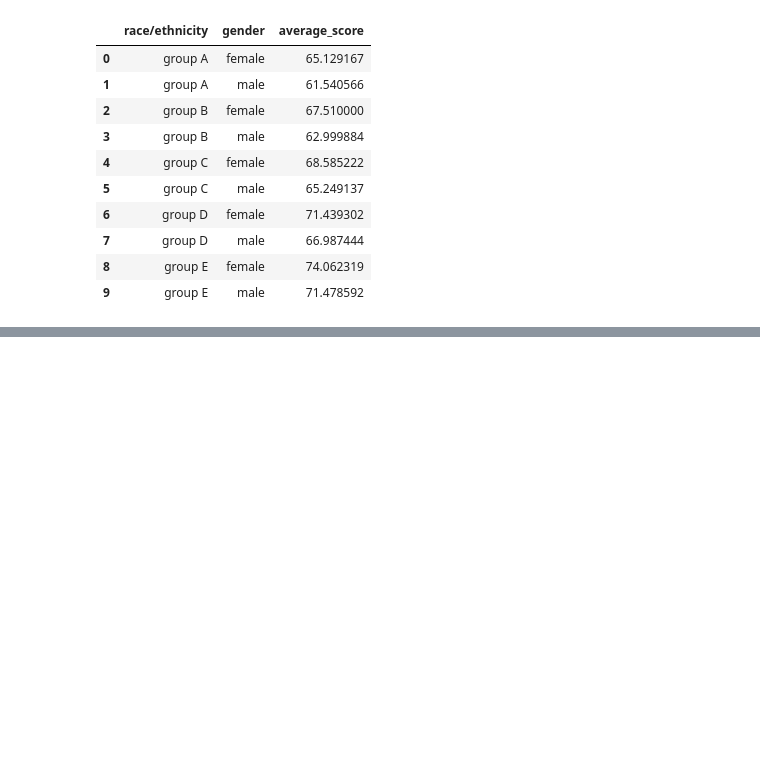
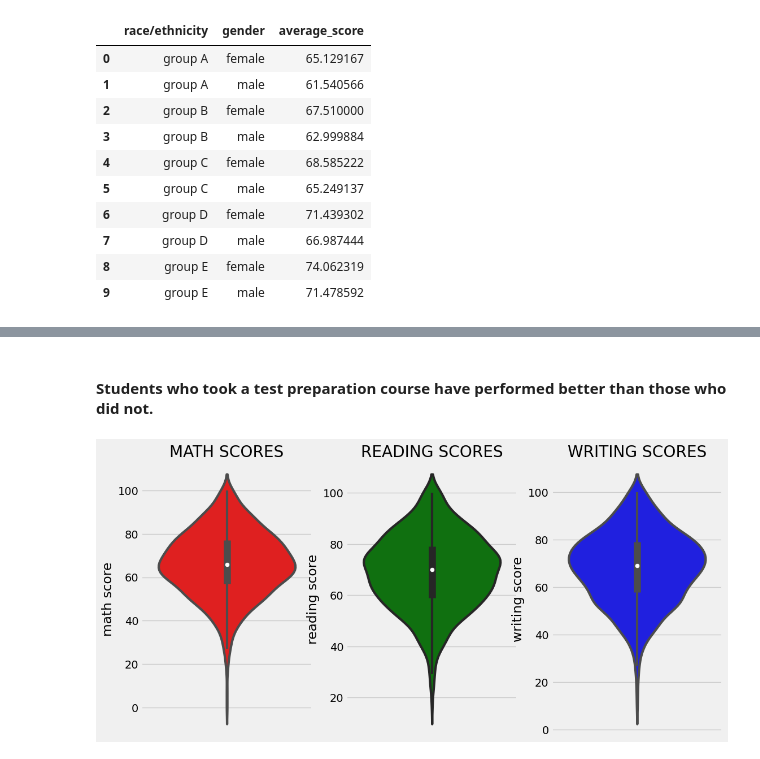
Before and after one commit to Akshay-Paunikar/iNeuron_End_to_End_ML_Live, a Jupyter notebook: notebook/EDA_Student_Performance.ipynb, the cells around one changed output, grey strips where cells are left out. Drawn from its saved outputs; the diff is of its cells as text; code cells hidden in the pictures; blank space fills up the shorter version.

```diff
--- a/notebook/EDA_Student_Performance.ipynb
+++ b/notebook/EDA_Student_Performance.ipynb
@@ -308,0 +328,17 @@ plt.show()
+# %% [markdown]
+#### Students who took a test preparation course have performed better than those who did not.
+# %%
+# Maximum score of students in all the 3 subjects
+plt.figure(figsize=(16,6))
+plt.subplot(1, 4, 1)
+plt.title('MATH SCORES')
+sns.violinplot(y='math score',data=df,color='red',linewidth=3)
+plt.subplot(1, 4, 2)
+plt.title('READING SCORES')
+sns.violinplot(y='reading score',data=df,color='green',linewidth=3)
+plt.subplot(1, 4, 3)
+plt.title('WRITING SCORES')
+sns.violinplot(y='writing score',data=df,color='blue',linewidth=3)
+plt.show()
+# %% [output]
+[figure, added]
```
Also changed, not shown: parts of 41 cells of this notebook.
